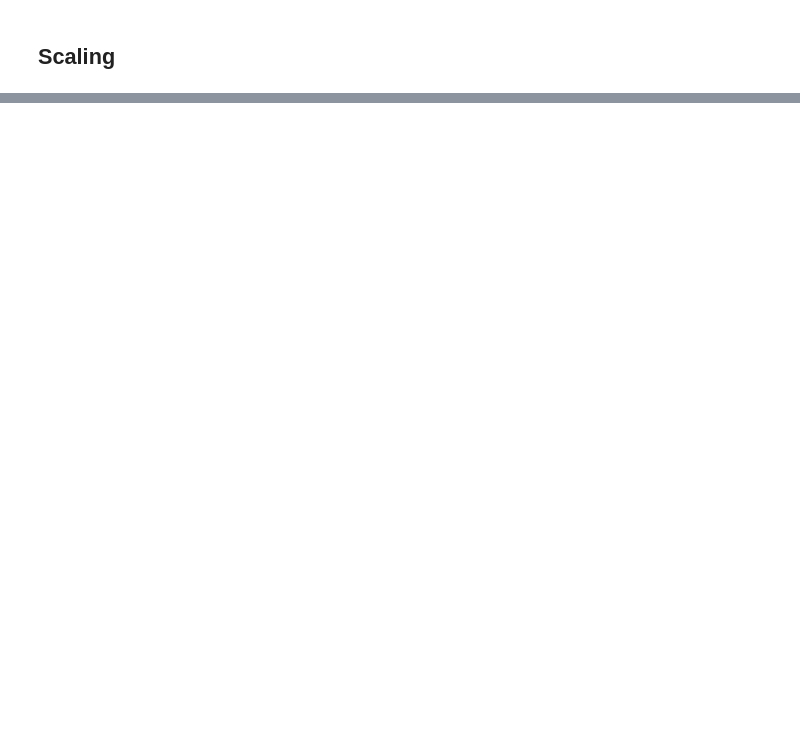
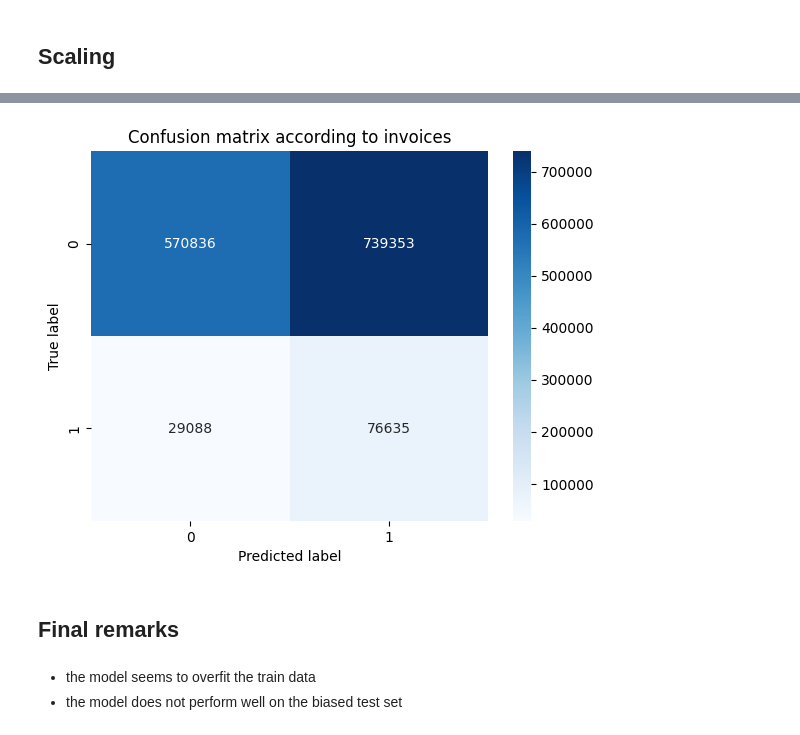
Before and after one commit to tomduese/ds-fraud-detection, a Jupyter notebook: fraud_detection_final.ipynb, the cells around one changed output, grey strips where cells are left out. Drawn from its saved outputs; the diff is of its cells as text; code cells hidden in the pictures; blank space fills up the shorter version.

```diff
--- a/fraud_detection_final.ipynb
+++ b/fraud_detection_final.ipynb
@@ -203,0 +133,3 @@ ROC AUC Score: 0.56
+# %%
+y_test_pred = xgb_model.predict(X_test_preprocessed)
+eda.print_metrics(y_test, y_test_pred)
@@ -203,0 +160,16 @@ ROC AUC Score: 0.56
+# %%
+# make confusionmatrix according to invoices
+
+cm = confusion_matrix(y_test, y_test_pred)
+sns.heatmap(cm, annot=True, cmap='Blues', fmt='d')
+plt.xlabel('Predicted label')
+plt.ylabel('True label')
+plt.title("Confusion matrix according to invoices")
+plt.show()
+# %% [output]
+[figure, added]
+# %% [markdown]
+## Final remarks
+# %% [markdown]
+- the model seems to overfit the train data
+- the model does not perform well on the biased test set
```
Also changed, not shown: parts of 28 cells of this notebook, 1 other file.
